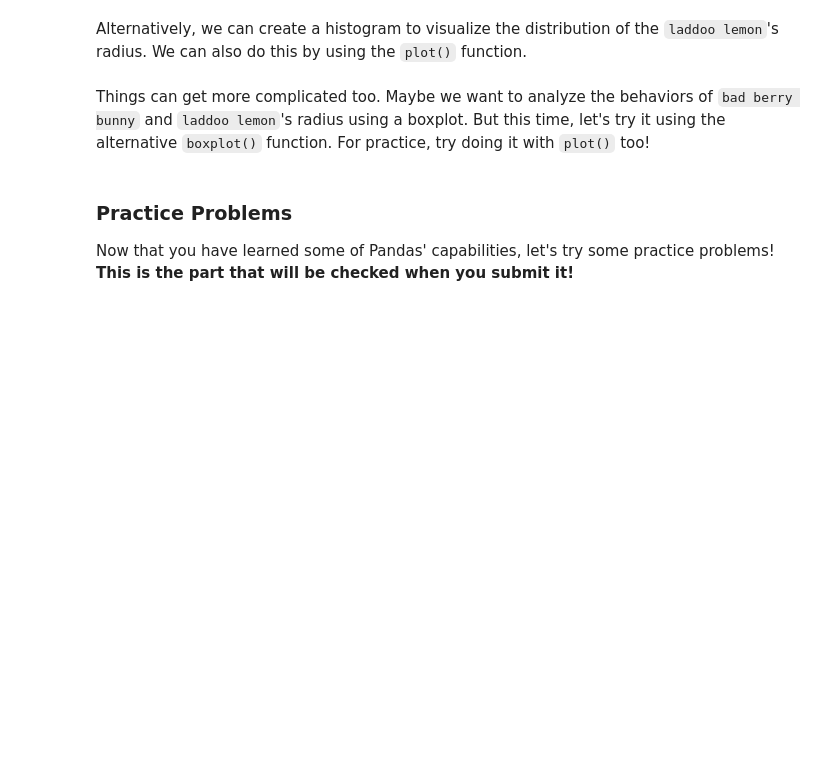
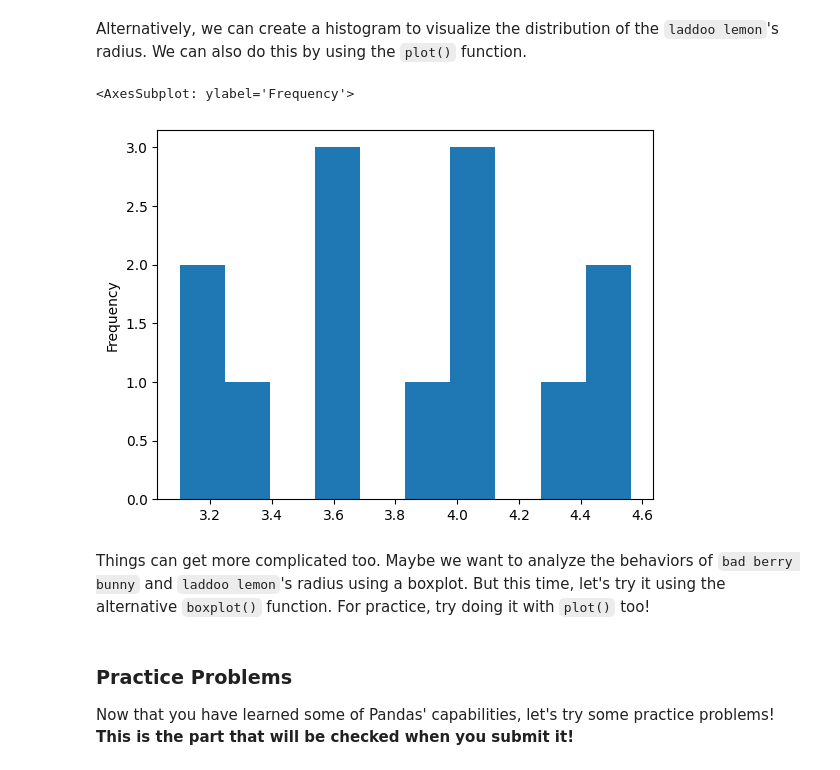
Before and after one commit to mirackk/CS506-Spring2023, a Jupyter notebook: labs/02-lab/lab02.ipynb, the cells around one changed output. Drawn from its saved outputs; the diff is of its cells as text; code cells hidden in the pictures; blank space fills up the shorter version.

```diff
--- a/labs/02-lab/lab02.ipynb
+++ b/labs/02-lab/lab02.ipynb
@@ -188,6 +303,10 @@ We may even want to get more specific and visualize the shape of a distribution
 Alternatively, we can create a histogram to visualize the distribution of the `laddoo lemon`'s radius. We can also do this by using the `plot()` function.
 # %%
 #TODO: add the described histogram
+df[df['cookie'] == 'laddoo']['radius'].plot(kind='hist')
+# %% [output]
+<AxesSubplot: ylabel='Frequency'>
+[figure, added]
 # %% [markdown]
 Things can get more complicated too. Maybe we want to analyze the behaviors of `bad berry bunny` and `laddoo lemon`'s radius using a boxplot. But this time, let's try it using the alternative `boxplot()` function. For practice, try doing it with `plot()` too!
 # %%
```
Also changed, not shown: parts of 23 cells of this notebook.
